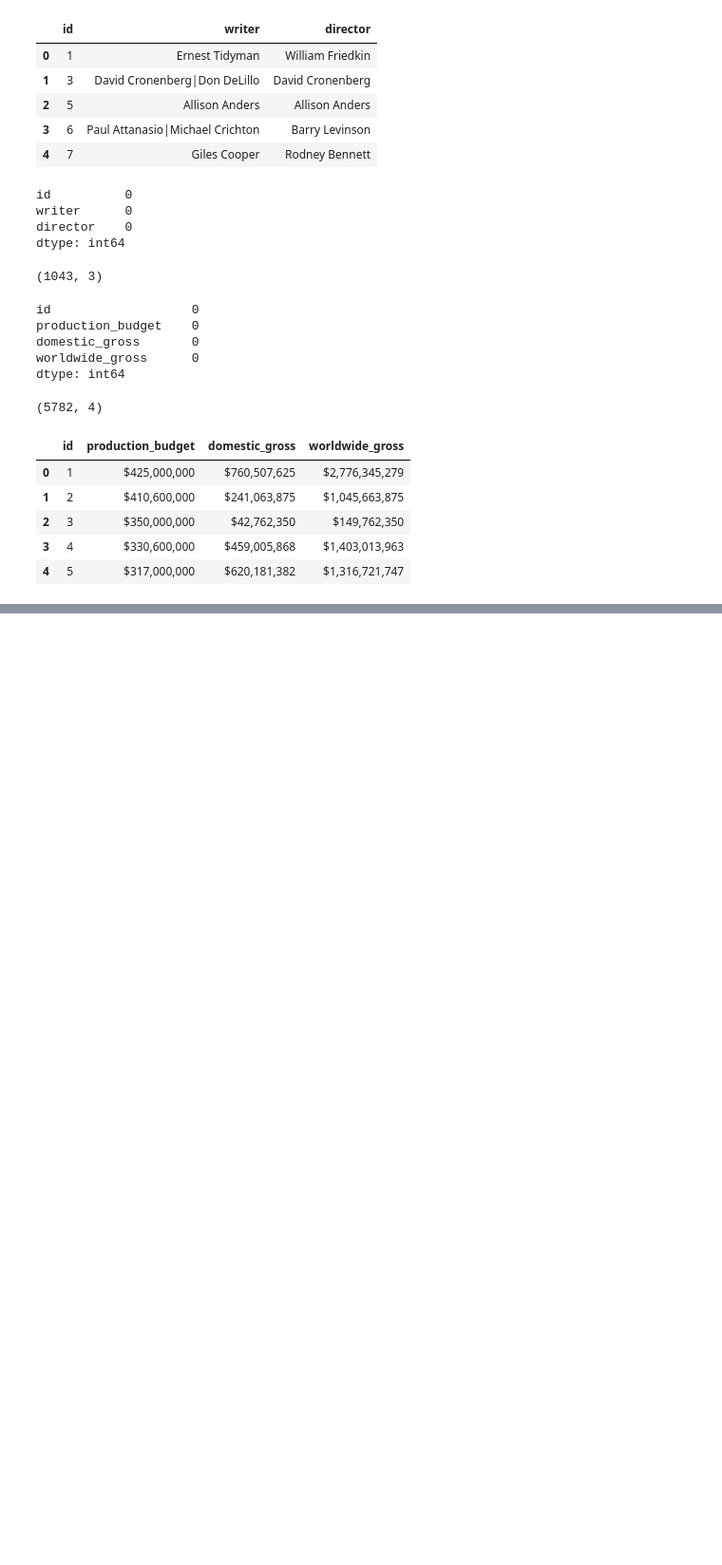
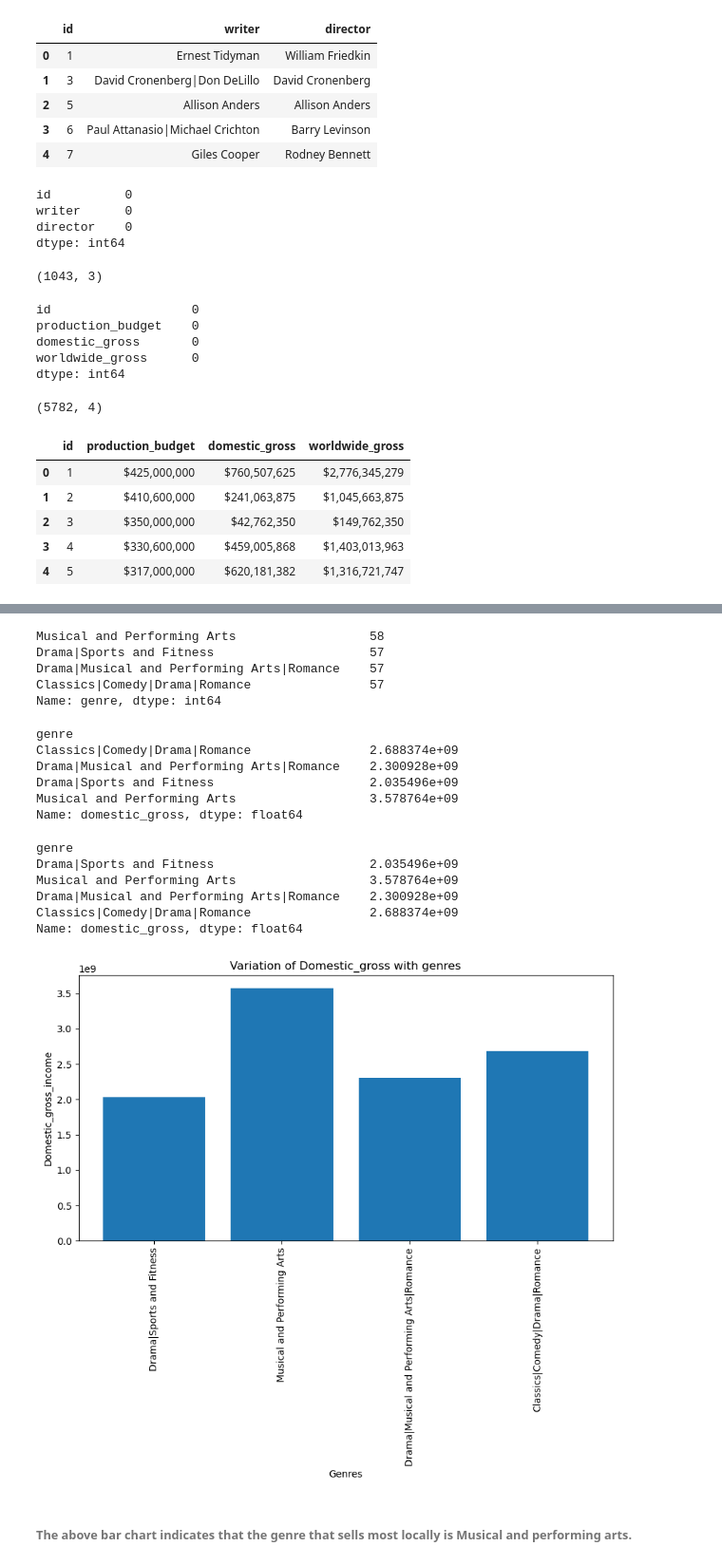
Before and after one commit to much-sly/phase-1-project, a Jupyter notebook: Phase 1 Project.ipynb, the cells around one changed output, grey strips where cells are left out. Shown: that part at 95% size. Saved outputs shown, nothing was run; the diff lists cells and outputs as text; code cells hidden in the pictures; blank space fills up the shorter version.

```diff
--- a/Phase 1 Project.ipynb
+++ b/Phase 1 Project.ipynb
@@ -393,0 +676,3 @@ movie_gross_new
+# %%
+Data_6= pd.merge(movies_popularity_new, movie_budgets_new, on= 'id', how= 'inner')
+Data_6.info()
@@ -393,0 +700,3 @@ movie_gross_new
+# %%
+final_df= pd.merge(Data_6, movie_info_new, on= 'id', how= 'inner')
+final_df.info()
@@ -393,0 +722,41 @@ movie_gross_new
+# %%
+Genres_count= final_df['genre'].value_counts()
+# %% [output]
+Musical and Performing Arts                  58
+Drama|Sports and Fitness                     57
+Drama|Musical and Performing Arts|Romance    57
+Classics|Comedy|Drama|Romance                57
+Name: genre, dtype: int64
+# %%
+Domestic_gross_genre = final_df.groupby('genre')['domestic_gross'].sum()
+Domestic_gross_genre.head()
+# %% [output]
+genre
+Classics|Comedy|Drama|Romance                2.688374e+09
+Drama|Musical and Performing Arts|Romance    2.300928e+09
+Drama|Sports and Fitness                     2.035496e+09
+Musical and Performing Arts                  3.578764e+09
+Name: domestic_gross, dtype: float64
+# %%
+# Sort the genres based on the original order
+Domestic_gross_genre = Domestic_gross_genre.reindex(final_df['genre'].unique())
+Domestic_gross_genre.head()
+# %% [output]
+genre
+Drama|Sports and Fitness                     2.035496e+09
+Musical and Performing Arts                  3.578764e+09
+Drama|Musical and Performing Arts|Romance    2.300928e+09
+Classics|Comedy|Drama|Romance                2.688374e+09
+Name: domestic_gross, dtype: float64
+# %%
+plt.figure(figsize=(10,5))
+plt.bar(Domestic_gross_genre.index, Domestic_gross_genre.values)
+plt.title('Variation of Domestic_gross with genres')
+plt.xlabel('Genres')
+plt.ylabel('Domestic_gross_income')
+plt.xticks(rotation= 90)
+plt.show()
+# %% [output]
+[figure, added]
+# %% [markdown]
+###### The above bar chart indicates that the genre that sells most locally is Musical and performing arts.
```
Also changed, not shown: parts of 58 cells of this notebook, 13 other files.
